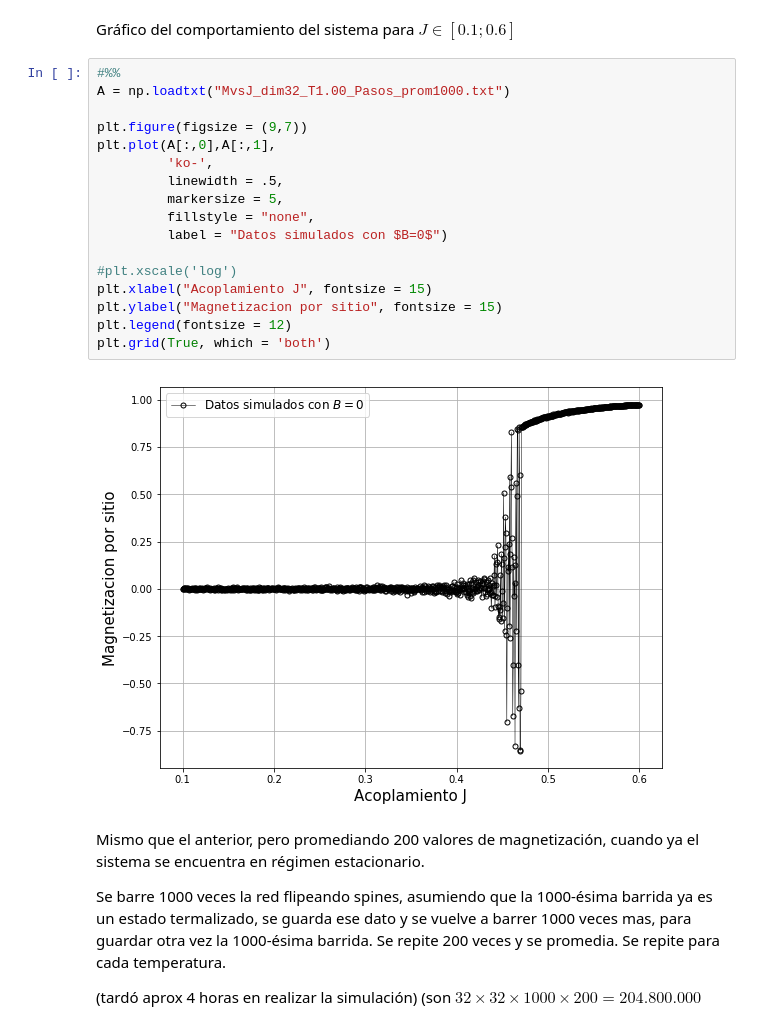
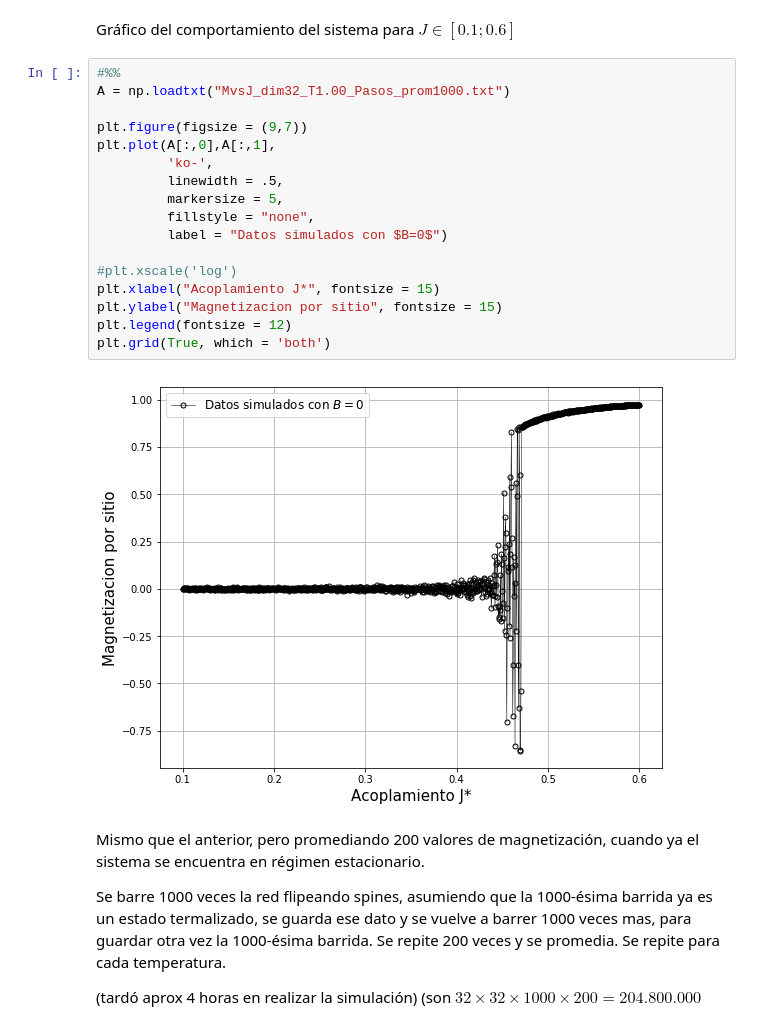
Before and after one commit to Igna11/TP2-Computacional-Ising, a Jupyter notebook: TP2 - Montecarlo - Ising 2D .ipynb, the cells around one changed output. Drawn from its saved outputs; the diff is of its cells as text.

```diff
--- a/TP2 - Montecarlo - Ising 2D .ipynb
+++ b/TP2 - Montecarlo - Ising 2D .ipynb
@@ -227,22 +227,22 @@ Gráfico del comportamiento del sistema para $J \in [0.1; 0.6]$
 # %%
 #%%
 A = np.loadtxt("MvsJ_dim32_T1.00_Pasos_prom1000.txt")
 
 plt.figure(figsize = (9,7))
 plt.plot(A[:,0],A[:,1],
          'ko-',
          linewidth = .5,
          markersize = 5,
          fillstyle = "none",
          label = "Datos simulados con $B=0$")
 
 #plt.xscale('log')
-plt.xlabel("Acoplamiento J", fontsize = 15)
+plt.xlabel("Acoplamiento J*", fontsize = 15)
 plt.ylabel("Magnetizacion por sitio", fontsize = 15)
 plt.legend(fontsize = 12)
 plt.grid(True, which = 'both')
 # %% [output]
-[figure, old version]
+[figure, new version]
 # %% [markdown]
 Mismo que el anterior, pero promediando 200 valores de magnetización, cuando ya el sistema se encuentra en régimen estacionario.
 
```
Also changed, not shown: parts of 10 cells of this notebook.
